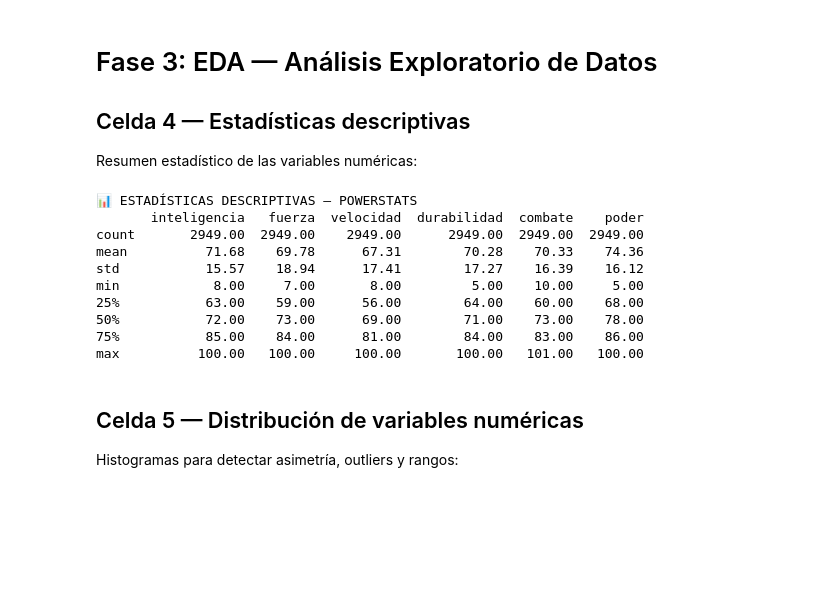
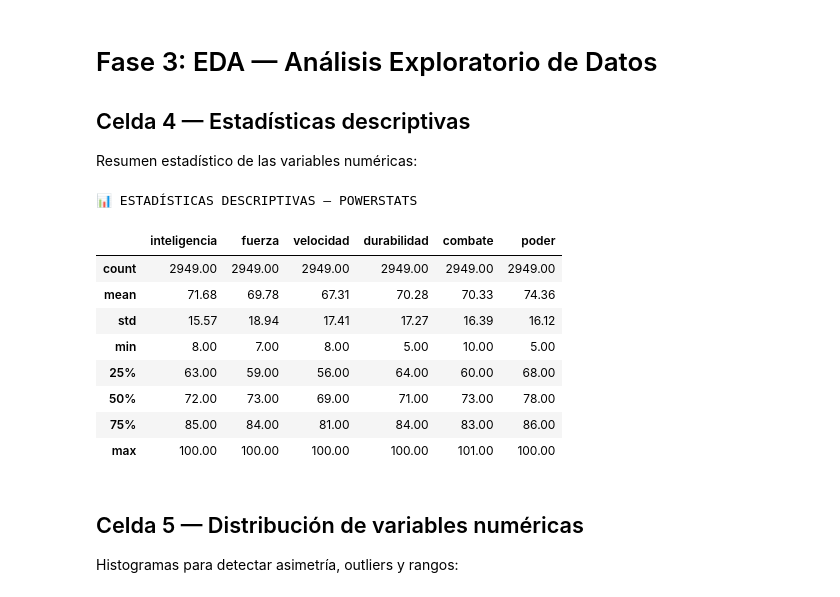
Before and after one commit to AsolanoT/Grupo5.Ramirez.Solano_MD1, a Jupyter notebook: 10_jupyter_notebook_linux_superheroes/notebooks/analisis_superheroes_regresion.ipynb, the cells around one changed output. Cells and saved outputs as stored; diff of their text form; code cells hidden in the pictures; blank space fills up the shorter version.

```diff
--- a/10_jupyter_notebook_linux_superheroes/notebooks/analisis_superheroes_regresion.ipynb
+++ b/10_jupyter_notebook_linux_superheroes/notebooks/analisis_superheroes_regresion.ipynb
@@ -176,30 +176,48 @@ Resumen estadístico de las variables numéricas:
 # %%
 # ── CELDA 4: Estadísticas descriptivas ───────────────────────
 
 vars_num = [
     'inteligencia',
     'fuerza',
     'velocidad',
     'durabilidad',
     'combate',
     'poder'
 ]
 
+# ── ESTADÍSTICAS CON FILAS RESALTADAS ───────────────────────
+
 desc = df[vars_num].describe().round(2)
 
-print("📊 ESTADÍSTICAS DESCRIPTIVAS — POWERSTATS")
-print(desc)
+def resaltar_filas(row):
+    # Definimos los colores (puedes cambiarlos a tu gusto)
+    color_promedio = 'background-color: #D6EAF8' # Azul claro
+    color_mediana = 'background-color: #D5F5E3'  # Verde claro
+
+    if row.name == 'mean':
+        return [color_promedio] * len(row)
+    if row.name == '50%':
+        return [color_mediana] * len(row)
+    return [''] * len(row)
+
+# Aplicamos el estilo
+styled_table = desc.style.apply(resaltar_filas, axis=1) \
+    .format("{:.2f}") \
+    .set_caption("📊 ESTADÍSTICAS DESCRIPTIVAS — POWERSTATS")
+
+# Mostrar
+styled_table
 # %% [output]
 📊 ESTADÍSTICAS DESCRIPTIVAS — POWERSTATS
-       inteligencia   fuerza  velocidad  durabilidad  combate    poder
-count       2949.00  2949.00    2949.00      2949.00  2949.00  2949.00
-mean          71.68    69.78      67.31        70.28    70.33    74.36
-std           15.57    18.94      17.41        17.27    16.39    16.12
-min            8.00     7.00       8.00         5.00    10.00     5.00
-25%           63.00    59.00      56.00        64.00    60.00    68.00
-50%           72.00    73.00      69.00        71.00    73.00    78.00
-75%           85.00    84.00      81.00        84.00    83.00    86.00
-max          100.00   100.00     100.00       100.00   101.00   100.00
+|  | inteligencia | fuerza | velocidad | durabilidad | combate | poder |
+| count | 2949.00 | 2949.00 | 2949.00 | 2949.00 | 2949.00 | 2949.00 |
+| mean | 71.68 | 69.78 | 67.31 | 70.28 | 70.33 | 74.36 |
+| std | 15.57 | 18.94 | 17.41 | 17.27 | 16.39 | 16.12 |
+| min | 8.00 | 7.00 | 8.00 | 5.00 | 10.00 | 5.00 |
+| 25% | 63.00 | 59.00 | 56.00 | 64.00 | 60.00 | 68.00 |
+| 50% | 72.00 | 73.00 | 69.00 | 71.00 | 73.00 | 78.00 |
+| 75% | 85.00 | 84.00 | 81.00 | 84.00 | 83.00 | 86.00 |
+| max | 100.00 | 100.00 | 100.00 | 100.00 | 101.00 | 100.00 |
 # %% [markdown]
 ## Celda 5 — Distribución de variables numéricas
 Histogramas para detectar asimetría, outliers y rangos:
```
Also changed, not shown: parts of 29 cells of this notebook, 3 other files.
